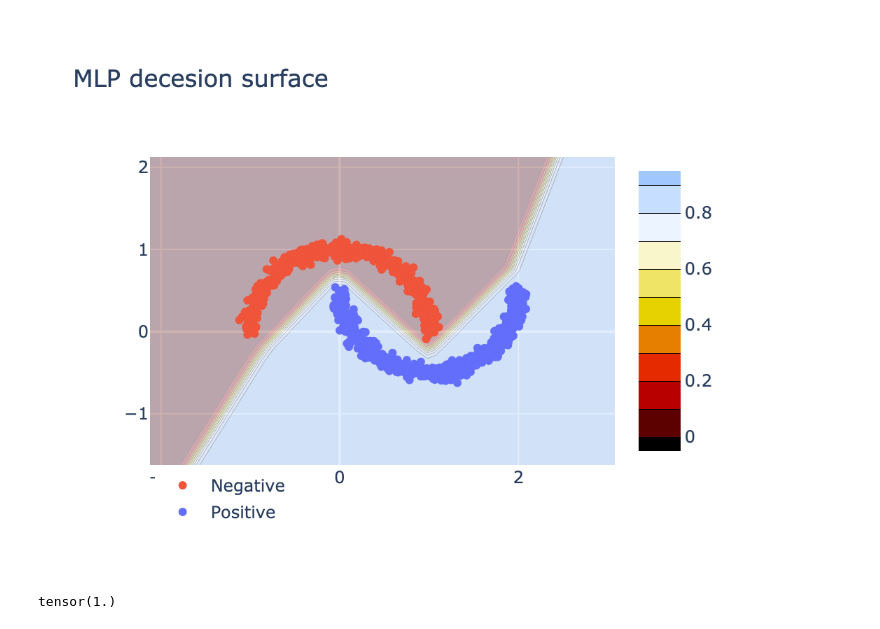
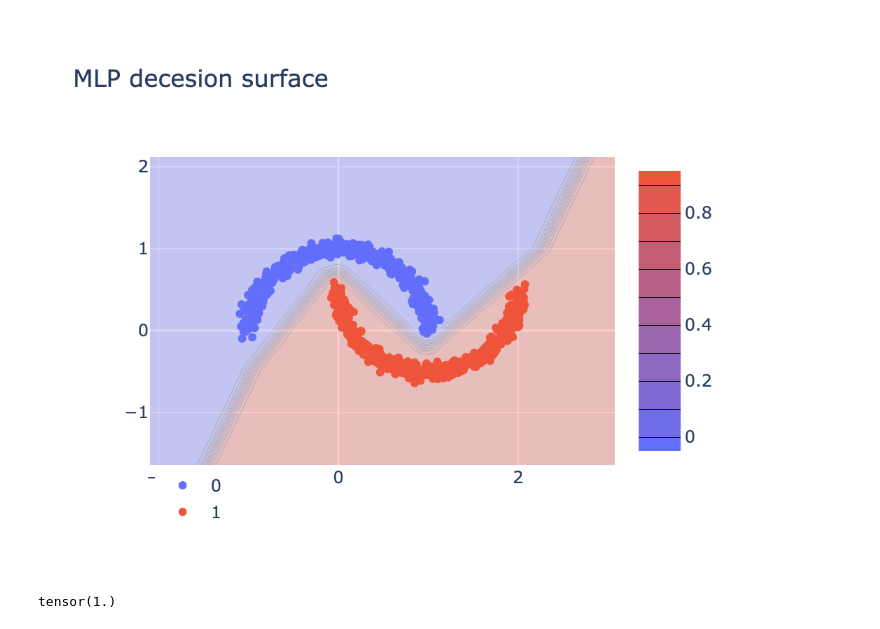
Before and after one commit to dmtryzarubin/ML, a Jupyter notebook: notebooks/MLP.ipynb, the cells around one changed output. Drawn from its saved outputs; the diff is of its cells as text; code cells hidden in the pictures.

```diff
--- a/notebooks/MLP.ipynb
+++ b/notebooks/MLP.ipynb
@@ -79,44 +79,41 @@ fig.show(**showKwargs)
 # %%
 h = 0.01
 x_min, x_max = X[:, 0].min() - 1, X[:, 0].max() + 1
 y_min, y_max = X[:, 1].min() - 1, X[:, 1].max() + 1
 xx, yy = torch.meshgrid(
     torch.arange(x_min, x_max, h), torch.arange(y_min, y_max, h), indexing="ij"
 )
 levels = torch.linspace(0, 1, 1000)
 grid = torch.dstack([xx.ravel(), yy.ravel()])[0]
 gridOut = model.predict(grid)
 
 fig = go.Figure(
     data=go.Contour(
         x=xx[:, 0],
         y=yy[0],
         z=gridOut.reshape(xx.shape).T,
         opacity=0.3,
         line_smoothing=1.0,
-        colorscale="Blackbody",
+        colorscale=PALETTE[:int(y.max().item() + 1)],
     )
 )
-x1 = X[y.squeeze() == 0.0]
-x2 = X[y.squeeze() == 1.0]
-fig.add_trace(
-    go.Scatter(
-        x=x1[:, 0], y=x1[:, 1], mode="markers", name="Negative", line_color=PALETTE[1]
+for cls in torch.unique(y):
+    x = X[y.squeeze() == cls]
+    y_ = int(cls.item())
+    fig.add_trace(
+        go.Scatter(
+            x=x[:, 0], y=x[:, 1], mode="markers", name=f"{y_}",
+            line_color=PALETTE[y_]
+        )
     )
-)
-fig.add_trace(
-    go.Scatter(
-        x=x2[:, 0], y=x2[:, 1], mode="markers", name="Positive", line_color=PALETTE[0]
-    )
-)
 fig.update_layout(
     title="MLP decesion surface",
     legend=dict(yanchor="top", y=0.00, xanchor="left", x=0.01),
     **figKwargs
 )
 fig.show(**showKwargs)
 # %% [output]
-[figure, old version]
+[figure, new version]
 # %%
 from ml.metrics.functional import get_stats, accuracy
 
```
Also changed, not shown: parts of 2 cells of this notebook, 6 other files.
